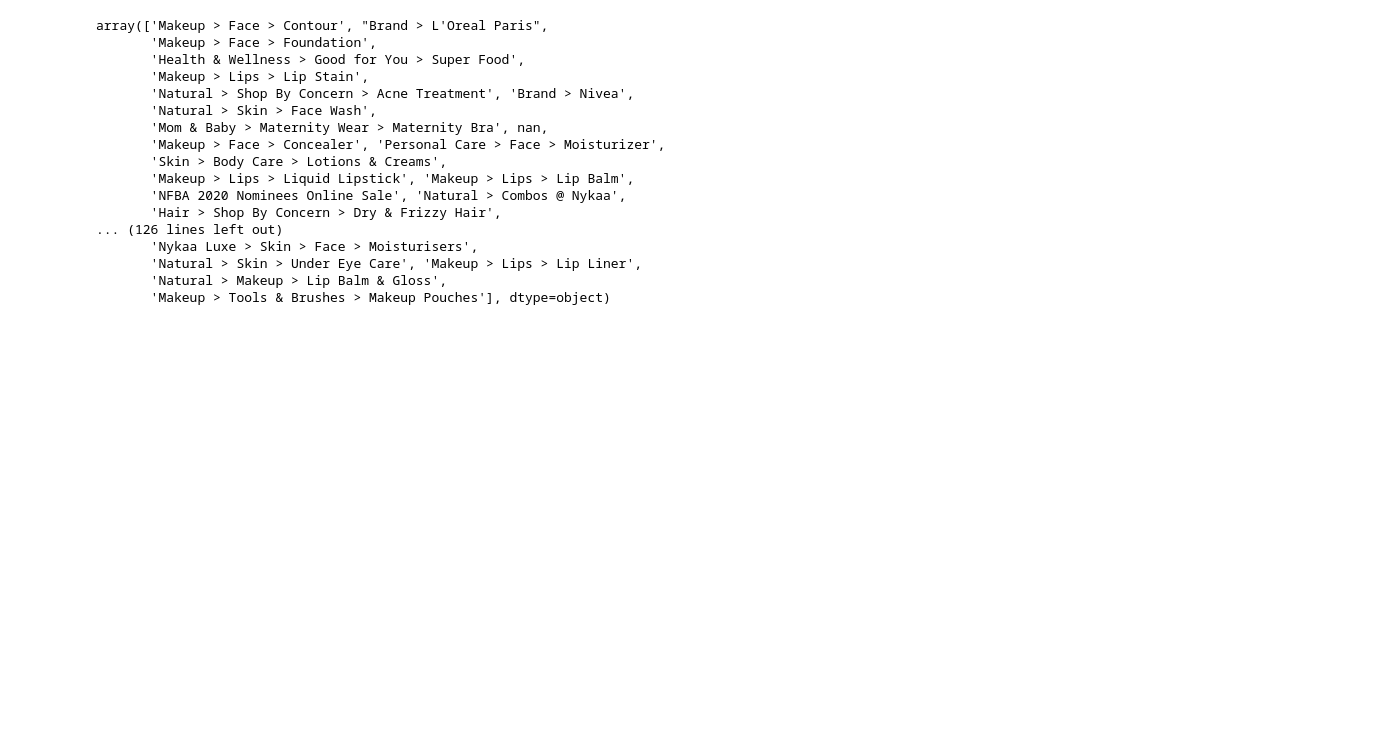
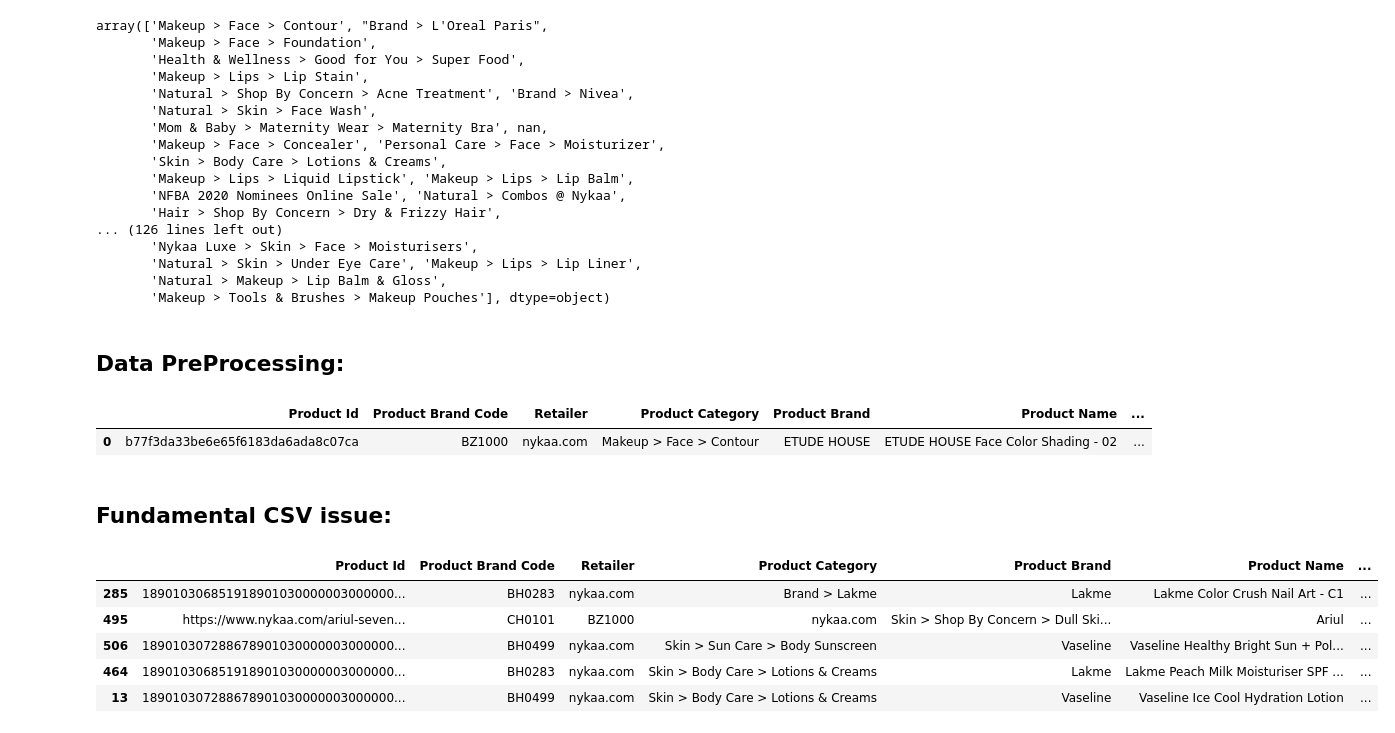
Before and after one commit to Sarvesh-Nalawade/Unthinkable-Cosmetics-Shop, a Jupyter notebook: first.ipynb, the cells around one changed output. Drawn from its saved outputs; the diff is of its cells as text; code cells hidden in the pictures; blank space fills up the shorter version.

Commit message:
data preprocessed 1

```diff
--- a/first.ipynb
+++ b/first.ipynb
@@ -60,3 +89,22 @@ array(['Makeup > Face > Contour', "Brand > L'Oreal Paris",
        'Natural > Skin > Under Eye Care', 'Makeup > Lips > Lip Liner',
        'Natural > Makeup > Lip Balm & Gloss',
        'Makeup > Tools & Brushes > Makeup Pouches'], dtype=object)
+# %% [markdown]
+## Data PreProcessing:
+# %%
+df.head(1)
+# %% [output]
+|  | Product Id | Product Brand Code | Retailer | Product Category | Product Brand | Product Name | ... |
+| 0 | b77f3da33be6e65f6183da6ada8c07ca | BZ1000 | nykaa.com | Makeup > Face > Contour | ETUDE HOUSE | ETUDE HOUSE Face Color Shading - 02 | ... |
+# %% [markdown]
+## Fundamental CSV issue:
+# %%
+df_more_than_32 = df[df['Product Id'].str.len() != 32]
+df_more_than_32.sample(5)
+# %% [output]
+|  | Product Id | Product Brand Code | Retailer | Product Category | Product Brand | Product Name | ... |
+| 285 | 189010306851918901030000003000000... | BH0283 | nykaa.com | Brand > Lakme | Lakme | Lakme Color Crush Nail Art - C1 | ... |
+| 495 | https://www.nykaa.com/ariul-seven... | CH0101 | BZ1000 | nykaa.com | Skin > Shop By Concern > Dull Ski... | Ariul | ... |
+| 506 | 189010307288678901030000003000000... | BH0499 | nykaa.com | Skin > Sun Care > Body Sunscreen | Vaseline | Vaseline Healthy Bright Sun + Pol... | ... |
+| 464 | 189010306851918901030000003000000... | BH0283 | nykaa.com | Skin > Body Care > Lotions & Creams | Lakme | Lakme Peach Milk Moisturiser SPF ... | ... |
+| 13 | 189010307288678901030000003000000... | BH0499 | nykaa.com | Skin > Body Care > Lotions & Creams | Vaseline | Vaseline Ice Cool Hydration Lotion | ... |
```
Also changed, not shown: parts of 26 cells of this notebook, 5 other files.
